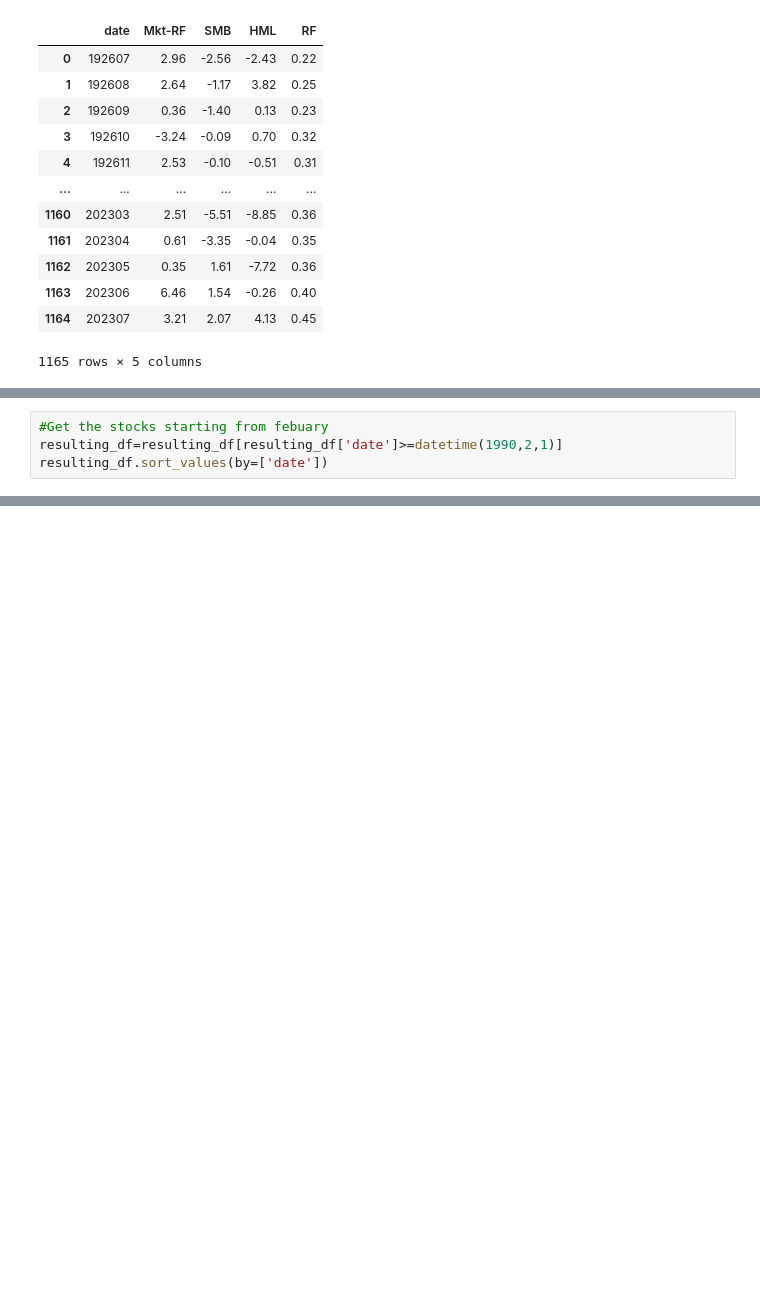
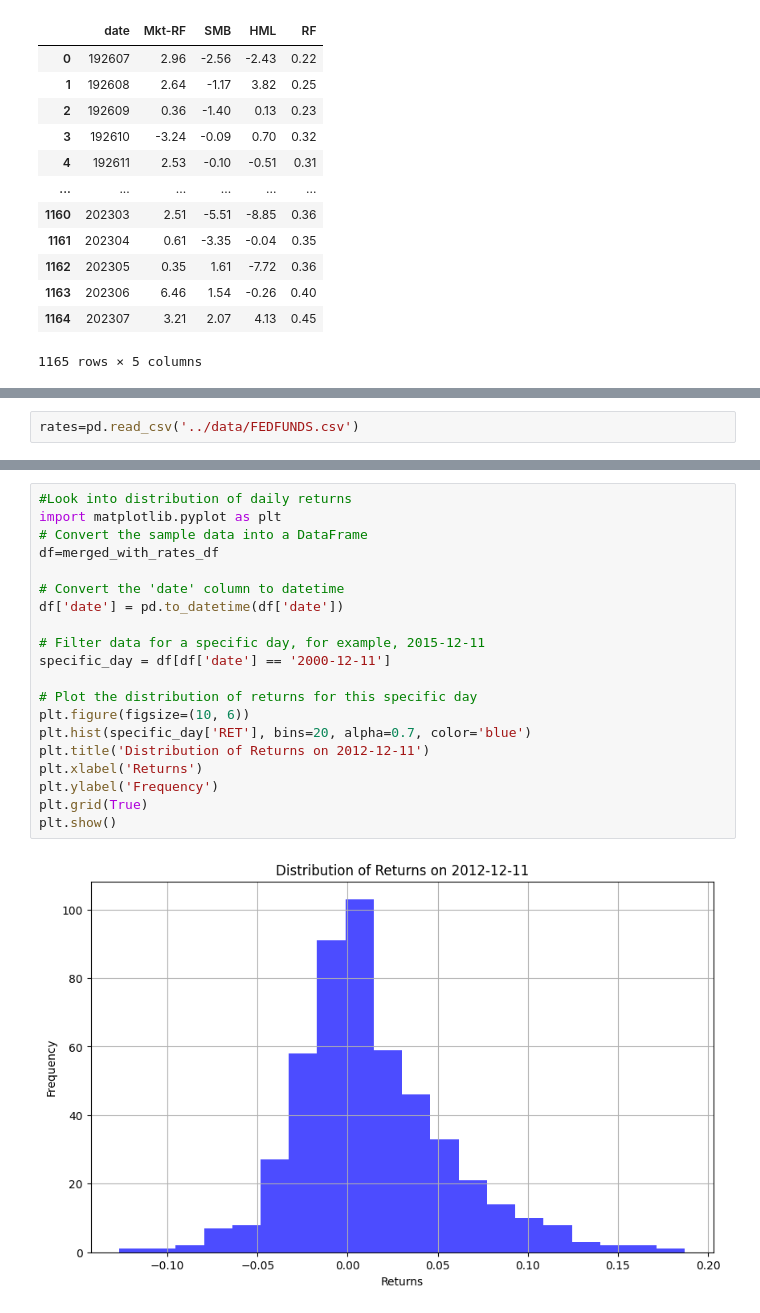
Before and after one commit to Kibitz117/Thesis, a Jupyter notebook: data_func/data_generator.ipynb, the cells around one changed output, grey strips where cells are left out. Saved outputs shown, nothing was run; the diff lists cells and outputs as text; blank space fills up the shorter version.

Commit message:
Added more data generation functionality, added support for wavelets, cnn transformer, and added some QOL changes to data generation and training

```diff
--- a/data_func/data_generator.ipynb
+++ b/data_func/data_generator.ipynb
@@ -139,4 +78,0 @@ NameError: name 'merged_data' is not defined
-# %%
-#Get the stocks starting from febuary
-resulting_df=resulting_df[resulting_df['date']>=datetime(1990,2,1)]
-resulting_df.sort_values(by=['date'])
@@ -208,0 +79,2 @@ Name: TICKER, Length: 6310, dtype: int64
+# %%
+rates=pd.read_csv('../data/FEDFUNDS.csv')
@@ -359,0 +201,22 @@ aapl['RET'].plot()
+# %%
+#Look into distribution of daily returns
+import matplotlib.pyplot as plt
+# Convert the sample data into a DataFrame
+df=merged_with_rates_df
+
+# Convert the 'date' column to datetime
+df['date'] = pd.to_datetime(df['date'])
+
+# Filter data for a specific day, for example, 2015-12-11
+specific_day = df[df['date'] == '2000-12-11']
+
+# Plot the distribution of returns for this specific day
+plt.figure(figsize=(10, 6))
+plt.hist(specific_day['RET'], bins=20, alpha=0.7, color='blue')
+plt.title('Distribution of Returns on 2012-12-11')
+plt.xlabel('Returns')
+plt.ylabel('Frequency')
+plt.grid(True)
+plt.show()
+# %% [output]
+[figure, added]
```
Also changed, not shown: parts of 21 cells of this notebook, 7 other files.
